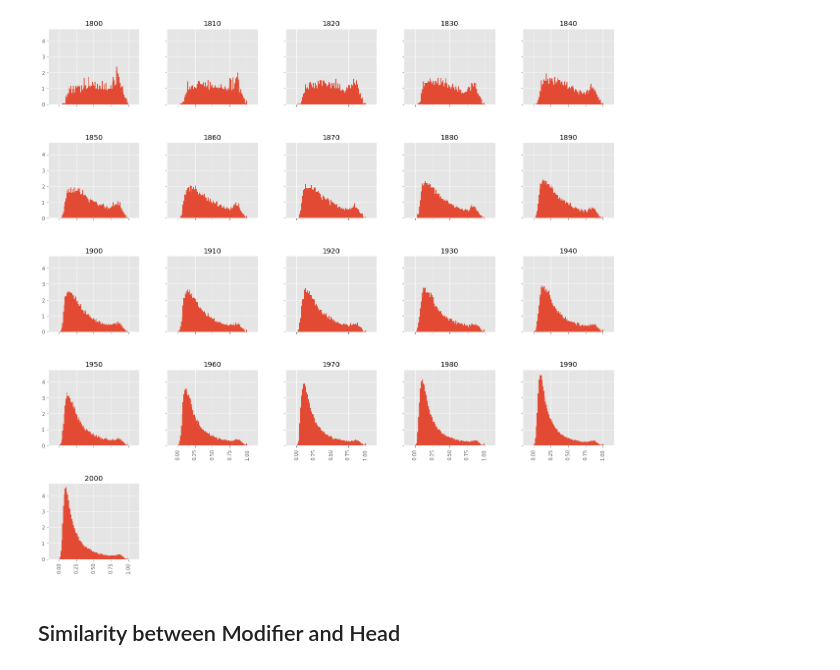
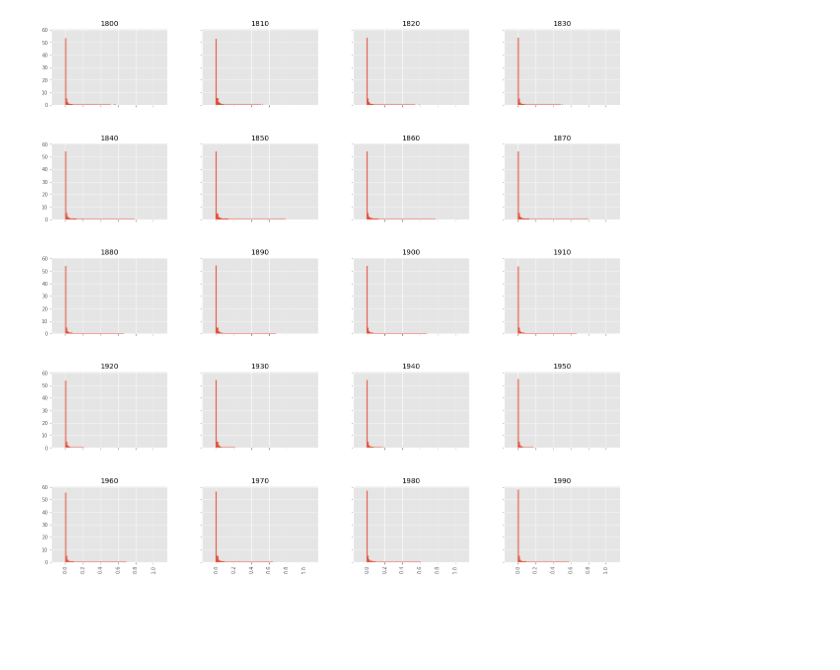
Before and after one commit to prajitdhar/Compounding, a Jupyter notebook: novel_compound_predictor/Preprocessing_semantic.ipynb, the cells around one changed output. Saved outputs shown, nothing was run; the diff lists cells and outputs as text; code cells hidden in the pictures; blank space fills up the shorter version.

```diff
--- a/novel_compound_predictor/Preprocessing_semantic.ipynb
+++ b/novel_compound_predictor/Preprocessing_semantic.ipynb
@@ -677,5 +295,5 @@ modifier_denom
 # %%
-head_denom=new_heads.groupby(['head',"decade"])['head_ppmi'].agg(lambda x: np.sqrt(np.sum(np.square(x)))).to_frame()
+head_denom=heads.groupby(['head',"decade"])['count'].agg(lambda x: np.sqrt(np.sum(np.square(x)))).to_frame()
 head_denom.columns=['head_denom']
 head_denom
 # %% [output]
@@ -727,11 +343,15 @@ compound_denom
 # %%
-compound_modifier_sim=pd.merge(new_compounds.reset_index(),new_modifiers.reset_index(),on=["modifier","context","decade"])
-#merge2=pd.merge(merge1,compound_denom.reset_index(),on=["modifier","head","decade"])
-#compound_modifier_sim=pd.merge(merge2,modifier_denom.reset_index(),on=["modifier","decade"])
-#compound_modifier_sim['sim_with_head']=
-compound_modifier_sim['numerator']=compound_modifier_sim['compound_ppmi']*compound_modifier_sim['modifier_ppmi']
+mod_cols=modifiers.columns.tolist()
+mod_cols[-1]="mod_count"
+modifiers.columns=mod_cols
+#compounds.drop(['comp_count'],axis=1,inplace=True)
+comp_cols=compounds.columns.tolist()
+comp_cols[-1]="comp_count"
+compounds.columns=comp_cols
+compound_modifier_sim=pd.merge(compounds,modifiers,on=["modifier","context",'decade'])
+compound_modifier_sim['numerator']=compound_modifier_sim['comp_count']*compound_modifier_sim['mod_count']
 compound_modifier_sim=compound_modifier_sim.groupby(['modifier','head','decade'])['numerator'].sum().to_frame()
-compound_modifier_sim=pd.merge(compound_modifier_sim.reset_index(),compound_denom.reset_index(),on=["modifier","head","decade"])
+compound_modifier_sim=pd.merge(compound_modifier_sim.reset_index(),compound_denom.reset_index(),on=["modifier","head",'decade'])
 compound_modifier_sim=pd.merge(compound_modifier_sim,modifier_denom.reset_index(),on=['modifier','decade'])
 compound_modifier_sim['sim_with_modifier']=compound_modifier_sim['numerator']/(compound_modifier_sim['compound_denom']*compound_modifier_sim['modifier_denom'])
 compound_modifier_sim.set_index(['modifier','head','decade'],inplace=True)
@@ -782,9 +396,12 @@ _=compound_modifier_sim.hist(by= 'decade',column ='sim_with_modifier', figsize=(
 # %%
-compound_head_sim=pd.merge(new_compounds.reset_index(),new_heads.reset_index(),on=["head","context","decade"])
+head_cols=heads.columns.tolist()
+head_cols[-1]="head_count"
+heads.columns=head_cols
 
-compound_head_sim['numerator']=compound_head_sim['compound_ppmi']*compound_head_sim['head_ppmi']
+compound_head_sim=pd.merge(compounds,heads,on=["head","context",'decade'])
+compound_head_sim['numerator']=compound_head_sim['comp_count']*compound_head_sim['head_count']
 compound_head_sim=compound_head_sim.groupby(['modifier','head','decade'])['numerator'].sum().to_frame()
-compound_head_sim=pd.merge(compound_head_sim.reset_index(),compound_denom.reset_index(),on=["modifier","head","decade"])
+compound_head_sim=pd.merge(compound_head_sim.reset_index(),compound_denom.reset_index(),on=["modifier","head",'decade'])
 compound_head_sim=pd.merge(compound_head_sim,head_denom.reset_index(),on=['head','decade'])
 compound_head_sim['sim_with_head']=compound_head_sim['numerator']/(compound_head_sim['compound_denom']*compound_head_sim['head_denom'])
 compound_head_sim.set_index(['modifier','head','decade'],inplace=True)
@@ -828,0 +446,12 @@ _=compound_head_sim.hist(column ='sim_with_head', figsize=(10, 10),bins=100,shar
+# %%
+constituent_sim=pd.merge(heads,compounds,on=["head","context","decade"])
+#constituent_sim.drop('comp_count',axis=1,inplace=True)
+constituent_sim=pd.merge(constituent_sim,modifiers,on=["modifier","context","decade"])
+constituent_sim['numerator']=constituent_sim['head_count']*constituent_sim['mod_count']
+constituent_sim=constituent_sim.groupby(['modifier','head','decade'])['numerator'].sum().to_frame()
+constituent_sim=pd.merge(constituent_sim.reset_index(),head_denom.reset_index(),on=["head","decade"])
+constituent_sim=pd.merge(constituent_sim,modifier_denom.reset_index(),on=["modifier","decade"])
+constituent_sim['sim_bw_constituents']=constituent_sim['numerator']/(constituent_sim['head_denom']*constituent_sim['modifier_denom'])
+constituent_sim.set_index(['modifier','head','decade'],inplace=True)
+constituent_sim.drop(['numerator','modifier_denom','head_denom'],axis=1,inplace=True)
+constituent_sim
@@ -829,6 +490,4 @@ _=compound_head_sim.hist(column ='sim_with_head', figsize=(10, 10),bins=100,shar
 # %%
-_=compound_head_sim.hist(by= 'decade',column ='sim_with_head', figsize=(20, 20),bins=100,sharex=True,sharey=True,normed=True,range=(-0.1,1.1))
+_=constituent_sim.hist(by= 'decade',column ='sim_bw_constituents', figsize=(20, 20),bins=100,density=True,sharex=True,sharey=True,range=(-0.1,1.1))
 # %% [output]
-[figure, old version]
+[figure, new version]
-# %% [markdown]
-## Similarity between Modifier and Head
```
Also changed, not shown: parts of 90 cells of this notebook, 22 other files.
